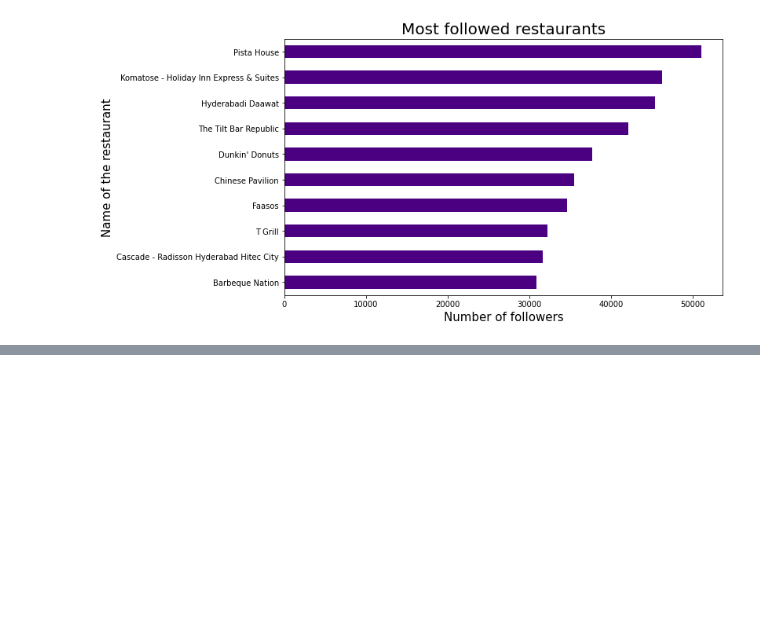
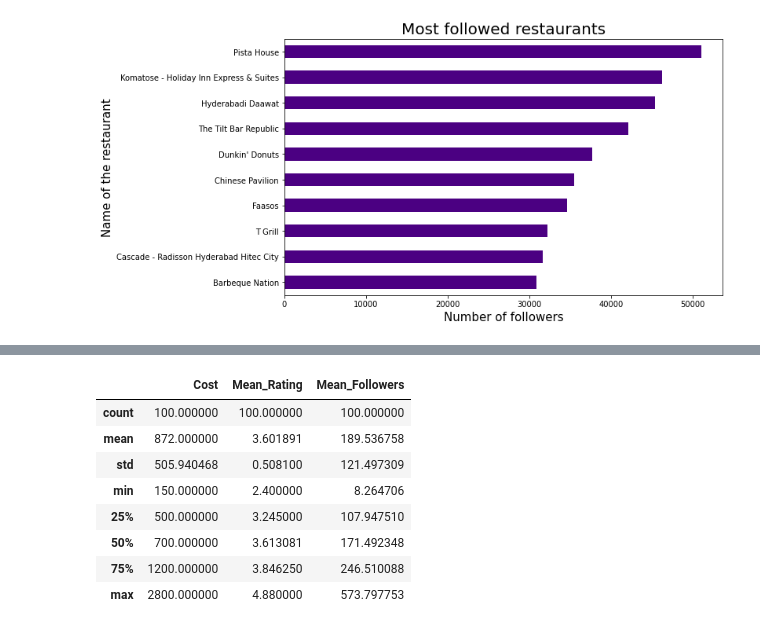
Before and after one commit to OmPrakashGH/Zomato-Restaurant-clustering-and-sentiment-analysis, a Jupyter notebook: Zomato_Restaurant_Clustering_and_Sentiment_Analysis.ipynb, the cells around one changed output, grey strips where cells are left out. Drawn from its saved outputs; the diff is of its cells as text; code cells hidden in the pictures; blank space fills up the shorter version.

```diff
--- a/Zomato_Restaurant_Clustering_and_Sentiment_Analysis.ipynb
+++ b/Zomato_Restaurant_Clustering_and_Sentiment_Analysis.ipynb
@@ -431,0 +499,12 @@ plt.show()
+# %%
+final_df.describe()
+# %% [output]
+|  | Cost | Mean_Rating | Mean_Followers |
+| count | 100.000000 | 100.000000 | 100.000000 |
+| mean | 872.000000 | 3.601891 | 189.536758 |
+| std | 505.940468 | 0.508100 | 121.497309 |
+| min | 150.000000 | 2.400000 | 8.264706 |
+| 25% | 500.000000 | 3.245000 | 107.947510 |
+| 50% | 700.000000 | 3.613081 | 171.492348 |
+| 75% | 1200.000000 | 3.846250 | 246.510088 |
+| max | 2800.000000 | 4.880000 | 573.797753 |
```
Also changed, not shown: parts of 17 cells of this notebook.
